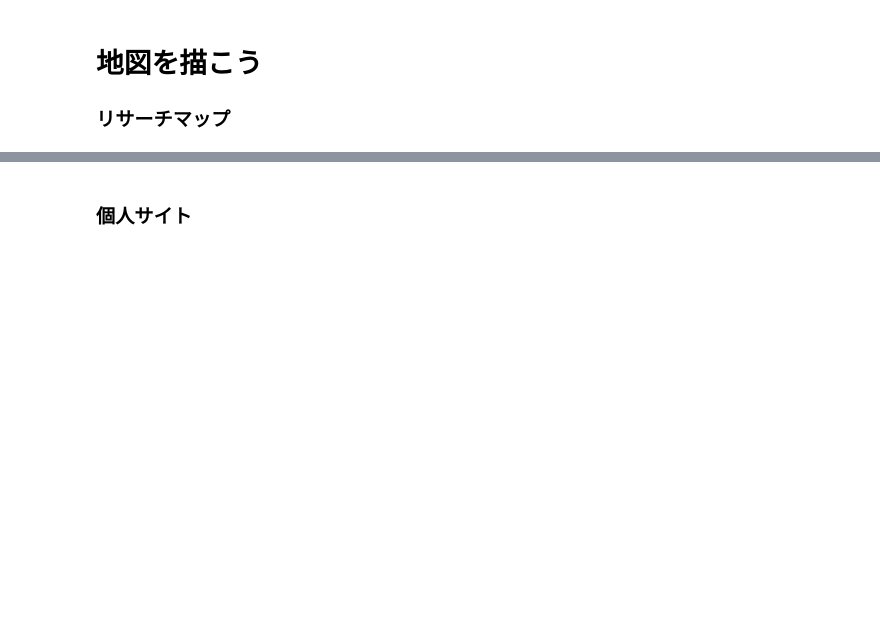
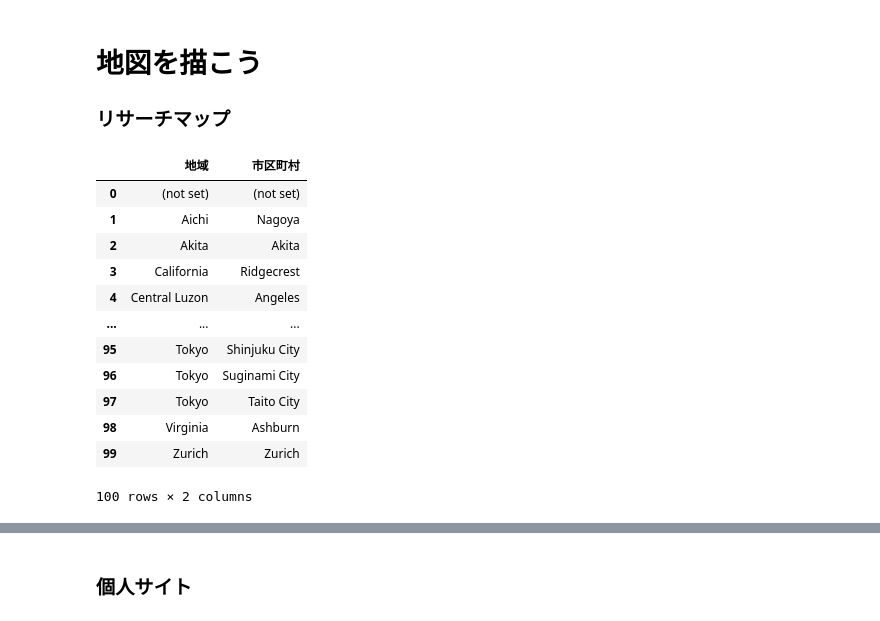
Before and after one commit to Ymgc19/Ymgc19.github.io, a Jupyter notebook: make_plot.ipynb, the cells around one changed output, grey strips where cells are left out. Saved outputs shown, nothing was run; the diff lists cells and outputs as text; code cells hidden in the pictures; blank space fills up the shorter version.

```diff
--- a/make_plot.ipynb
+++ b/make_plot.ipynb
@@ -142,6 +142,28 @@ line.write_html("html_figures/lineplot.html")
 # %% [markdown]
 # 地図を描こう
 ### リサーチマップ
+# %%
+rm_region = pd.read_csv("access_data/researchmap_region.csv")
+p_region = pd.read_csv("access_data/personal_region.csv")
+
+region = pd.concat([rm_region, p_region]).groupby(["地域", "市区町村"]).sum().reset_index()
+# %%
+region_pref_muni = region[["地域", "市区町村"]]
+region_pref_muni
+# %% [output]
+|  | 地域 | 市区町村 |
+| 0 | (not set) | (not set) |
+| 1 | Aichi | Nagoya |
+| 2 | Akita | Akita |
+| 3 | California | Ridgecrest |
+| 4 | Central Luzon | Angeles |
+| ... | ... | ... |
+| 95 | Tokyo | Shinjuku City |
+| 96 | Tokyo | Suginami City |
+| 97 | Tokyo | Taito City |
+| 98 | Virginia | Ashburn |
+| 99 | Zurich | Zurich |
+100 rows × 2 columns
 # %%
 # 座標の読み込み
 coords = pd.read_csv("access_data/lon_lat.csv")
```
Also changed, not shown: parts of 4 cells of this notebook, 10 other files.
